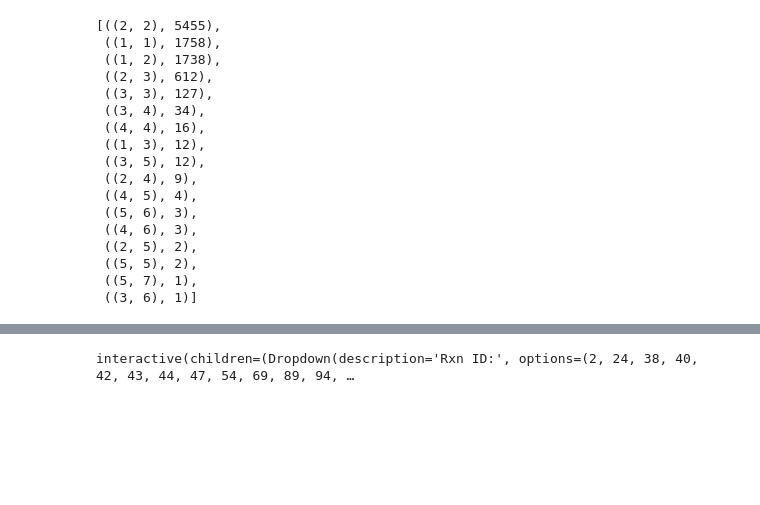
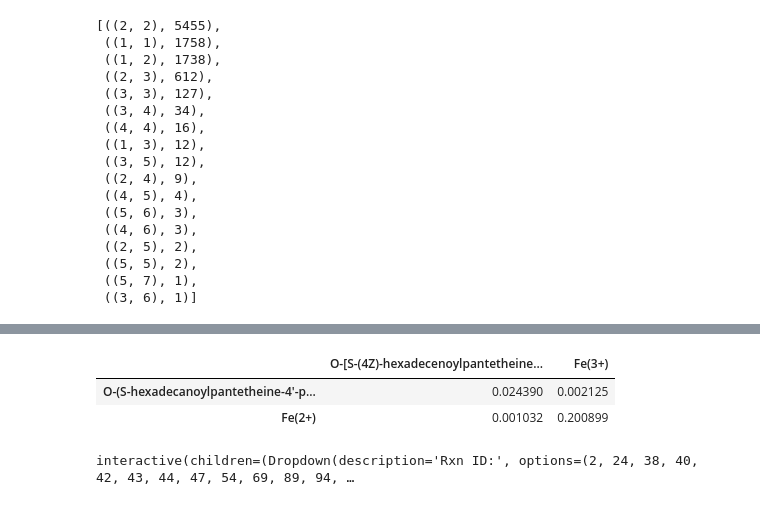
Before and after one commit to stefanpate/krxns, a Jupyter notebook: notebooks/initial_kr_network_analysis.ipynb, the cells around one changed output, grey strips where cells are left out. Cells and saved outputs as stored; diff of their text form; code cells hidden in the pictures; blank space fills up the shorter version.

```diff
--- a/notebooks/initial_kr_network_analysis.ipynb
+++ b/notebooks/initial_kr_network_analysis.ipynb
@@ -270,3 +384,9 @@ Any metric frustrated / total rxns: 1615 / 9789
+# %%
+rxn_sim_mats[740]['jaccard']
+# %% [output]
+|  | O-[S-(4Z)-hexadecenoylpantetheine... | Fe(3+) |
+| O-(S-hexadecanoylpantetheine-4'-p... | 0.024390 | 0.002125 |
+| Fe(2+) | 0.001032 | 0.200899 |
 # %%
 options = sorted(any_frustrated)
 frustrated_rids = widgets.Dropdown(
```
Also changed, not shown: parts of 15 cells of this notebook, 3 other files.
